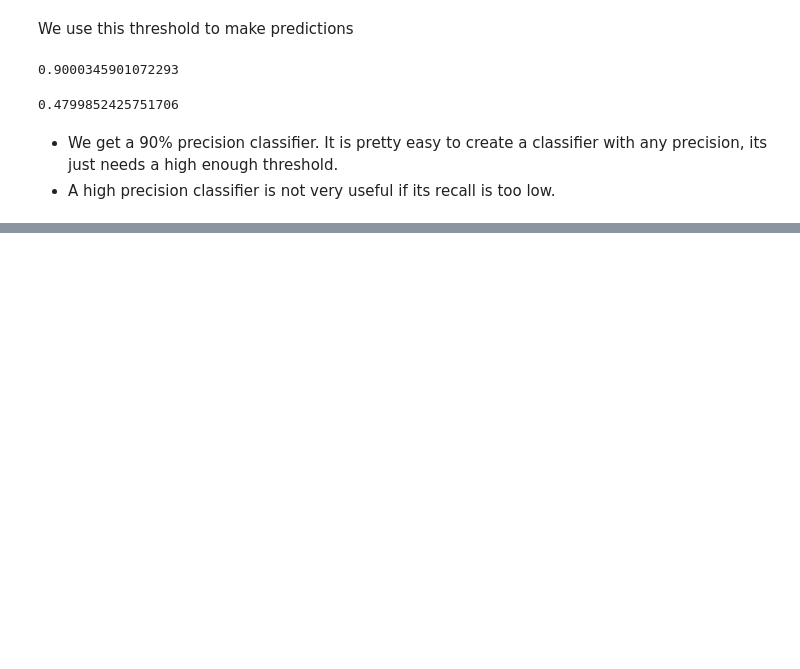
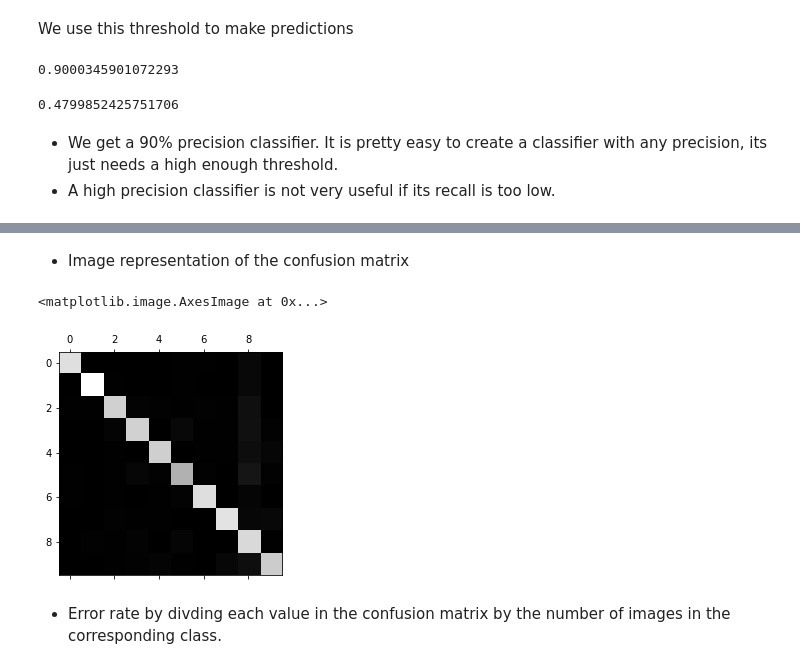
Before and after one commit to chikoungoun/Machine-Learning, a Jupyter notebook: Hands On machine Learning - A summary/Chapter 3 - Classification.ipynb, the cells around one changed output, grey strips where cells are left out. Drawn from its saved outputs; the diff is of its cells as text; code cells hidden in the pictures; blank space fills up the shorter version.

Commit message:
Error Analysis

```diff
--- a/Hands On machine Learning - A summary/Chapter 3 - Classification.ipynb
+++ b/Hands On machine Learning - A summary/Chapter 3 - Classification.ipynb
@@ -592,0 +599,5 @@ With scaling we can increase the accuracy to more than 89%
+# %%
+# takes time to load
+y_train_pred = cross_val_predict(sgd_clf, X_train_scaled, y_train ,cv=3)
+conf_mx = confusion_matrix(y_train, y_train_pred)
+conf_mx
@@ -592,0 +616,9 @@ With scaling we can increase the accuracy to more than 89%
+# %% [markdown]
+* Image representation of the confusion matrix
+# %%
+plt.matshow(conf_mx, cmap= plt.cm.gray)
+# %% [output]
+<matplotlib.image.AxesImage at 0x...>
+[figure, added]
+# %% [markdown]
+* Error rate by divding each value in the confusion matrix by the number of images in the corresponding class.
```
Also changed, not shown: parts of 105 cells of this notebook.
